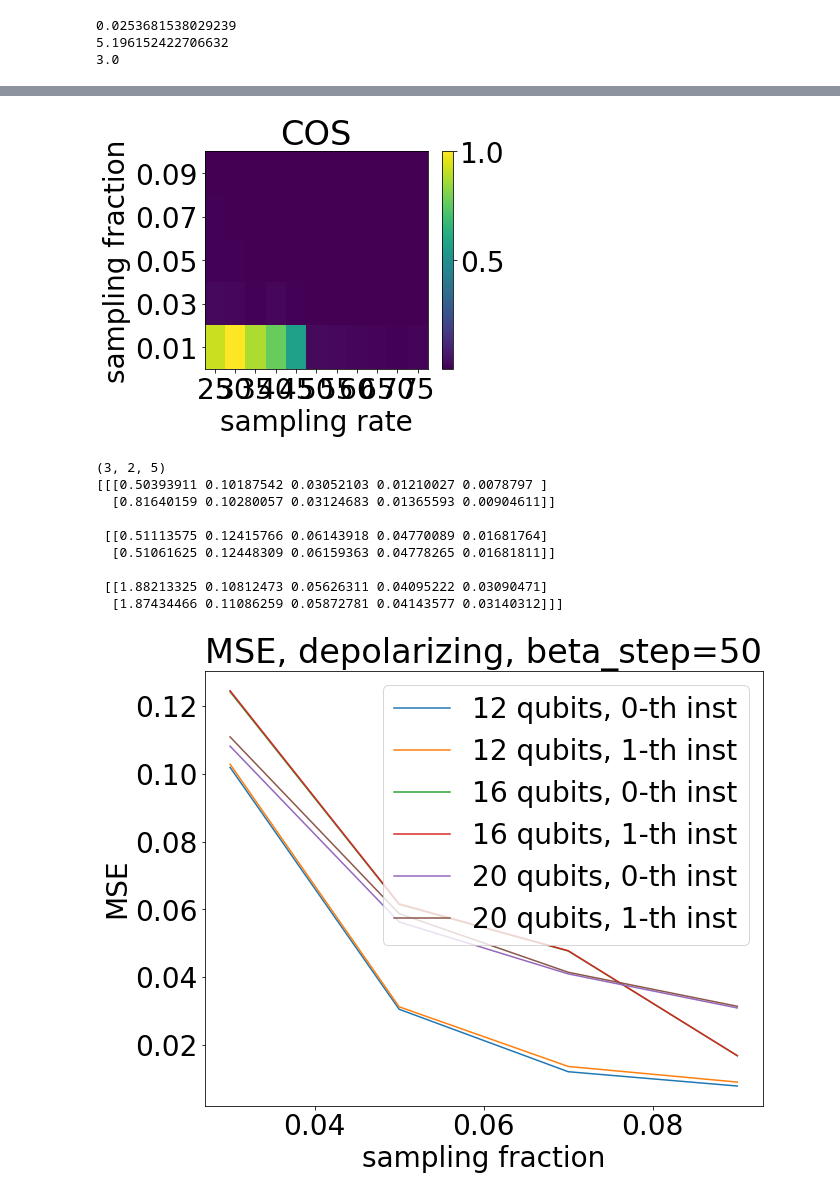
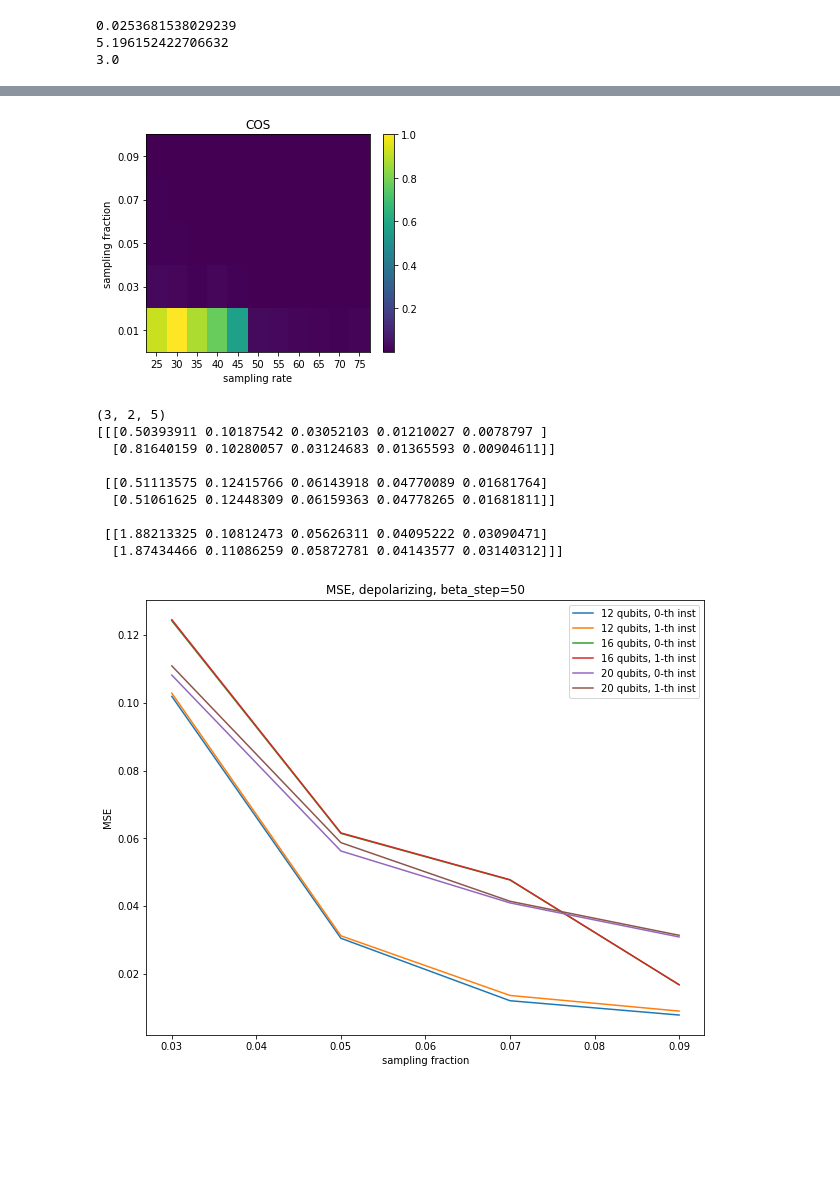
Before and after one commit to kunliu7/oscar, a Jupyter notebook: vis_figures_in_paper.ipynb, the cells around one changed output, grey strips where cells are left out. Cells and saved outputs as stored; diff of their text form; code cells hidden in the pictures; blank space fills up the shorter version.

```diff
--- a/vis_figures_in_paper.ipynb
+++ b/vis_figures_in_paper.ipynb
@@ -17,6 +17,8 @@ from scipy.spatial.distance import (
 )
 
 from data_loader import load_grid_search_data
+
+plt.rcParams['figure.figsize'] = (15.0, 8.0)
 # %%
 
 def _vis_landscapes(
@@ -434,35 +436,37 @@ Spearman: r=+0.36487     p=0.09499
 # %%
 def heatmap_sf_sr_recon_error(sf_range, sr_range, errors):
     fig = plt.figure(figsize=[5, 4])
+    plt.rc('font', size=10)
+
     # plt.plot()
     ax = plt.axes()
     # plt.plot(beta_opt, gamma_opt, "ro")
 
     X, Y = np.meshgrid(sr_range, sf_range, indexing='ij')
     Z = errors.reshape(len(sr_range), len(sf_range))
 
     c = ax.pcolormesh(X, Y, Z) # , cmap='viridis', vmin=z_min, vmax=z_max)
     # ax.axis([X.min(), X.max(), Y.min(), Y.max()])
 
     ax.set_xlabel("sampling rate")
     ax.set_xticks(sr_range)
     ax.set_ylabel("sampling fraction")
     ax.set_yticks(sf_range)
     ax.set_title("COS")
     # ax.plot(beta_opt, gamma_opt, "ro")
     fig.colorbar(c, ax=ax)
     # fig.savefig(figpath)
     plt.show()
 
 mse = [2.118698600320954, 0.4264235441805948, 0.23822630844099071, 0.20689894933684855, 0.08179201689773634, 2.2506459599867297, 0.4361775598188958, 0.28659993733247136, 0.08744856847992419, 0.0732864746349093, 2.167304785566338, 0.2582870914352997, 0.07478826860249567, 0.08504810899867897, 0.027660263129608294, 2.0826489226719773, 0.4974349673297324, 0.10023255899534426, 0.043216215279435435, 0.012896733064577717, 1.890956325776356, 0.245688530621947, 0.1642245597373079, 0.04092778340638934, 0.009768291372807237, 0.6236907857945042, 0.07233869787634145, 0.04904438203387639, 0.006495148753355689, 0.004773276637086853, 0.45381613699741424, 0.09717807985892747, 0.020318993450127804, 0.0048653611344645215, 0.005854854988494881, 0.4079406685982311, 0.05752508146084986, 0.03293372173454906, 0.005337024286452811, 0.0016303156632120727, 0.32382769815856427, 0.04637524040669229, 0.007910584000797893, 0.011292997260871044, 0.0020378982544017655, 0.2728995121818533, 0.034334197749544375, 0.0279716691639176, 0.013906723654300636, 0.001582039421033094, 0.2951727273794584, 0.024794543470055355, 0.004180796621427102, 0.009449785715426139, 0.0011158319481410295]
 cos = [0.9170881306593054, 0.020395174146597972, 0.00566981610523154, 0.0039384215167377334, 0.0007302953545714752, 1.0004203497002622, 0.0188219007392203, 0.007393527964160818, 0.0008502044459147706, 0.0005899466741239312, 0.8769843605026652, 0.006205772549262689, 0.0005508984920948867, 0.0007414948727852977, 7.253485673319737e-05, 0.7693052304633172, 0.01950434449772509, 0.001064726690196749, 0.0002024321084277414, 1.8883842521799643e-05, 0.5646786756984006, 0.006642873884647016, 0.0029412072261973954, 0.00018737105799071507, 1.0644817274751972e-05, 0.027019925328360506, 0.0005010397101369302, 0.00026940280691556406, 4.361747626302481e-06, 2.5351871332235376e-06, 0.021951737749359213, 0.0008852483031792646, 3.9699370302459513e-05, 2.5529419176439916e-06, 3.841655672132127e-06, 0.012003482167032176, 0.00033436962588717645, 0.00011804230235890056, 3.15399044503728e-06, 2.913723184949646e-07, 0.00905803211426015, 0.00022103601155998298, 6.564199006353633e-06, 1.4181103266008854e-05, 4.6520245389203296e-07, 0.005834684113153243, 0.0001240059951487238, 8.686624768983187e-05, 2.1601343854538158e-05, 2.750607249746295e-07, 0.008060298714766545, 5.8996589237358954e-05, 1.900175701008422e-06, 1.0013390652097165e-05, 1.3908894402892003e-07]
 
 sr_range = range(25, 76, 5)
 sf_range = np.arange(0.01, 0.11, 0.02)
 heatmap_sf_sr_recon_error(sf_range, sr_range, np.array(cos))
 # heatmap_sf_sr_recon_error(sf_range, sr_range, np.array(mse))
 # %% [output]
-[figure, old version]
+[figure, new version]
 # %%
 def vis_recon_error_p1(nq_range, inst_range, sf_range, errors, start=1):
     errors = errors.reshape(len(nq_range), len(inst_range), len(sf_range))
@@ -518,7 +522,7 @@ errors_noisy = vis_recon_error_p1(nq_range, inst_range, sf_range, np.array(mse))
 
  [[1.88213325 0.10812473 0.05626311 0.04095222 0.03090471]
   [1.87434466 0.11086259 0.05872781 0.04143577 0.03140312]]]
-[figure, old version]
+[figure, new version]
 # %%
 # ideal, recon error
 
```
Also changed, not shown: parts of 9 cells of this notebook.
